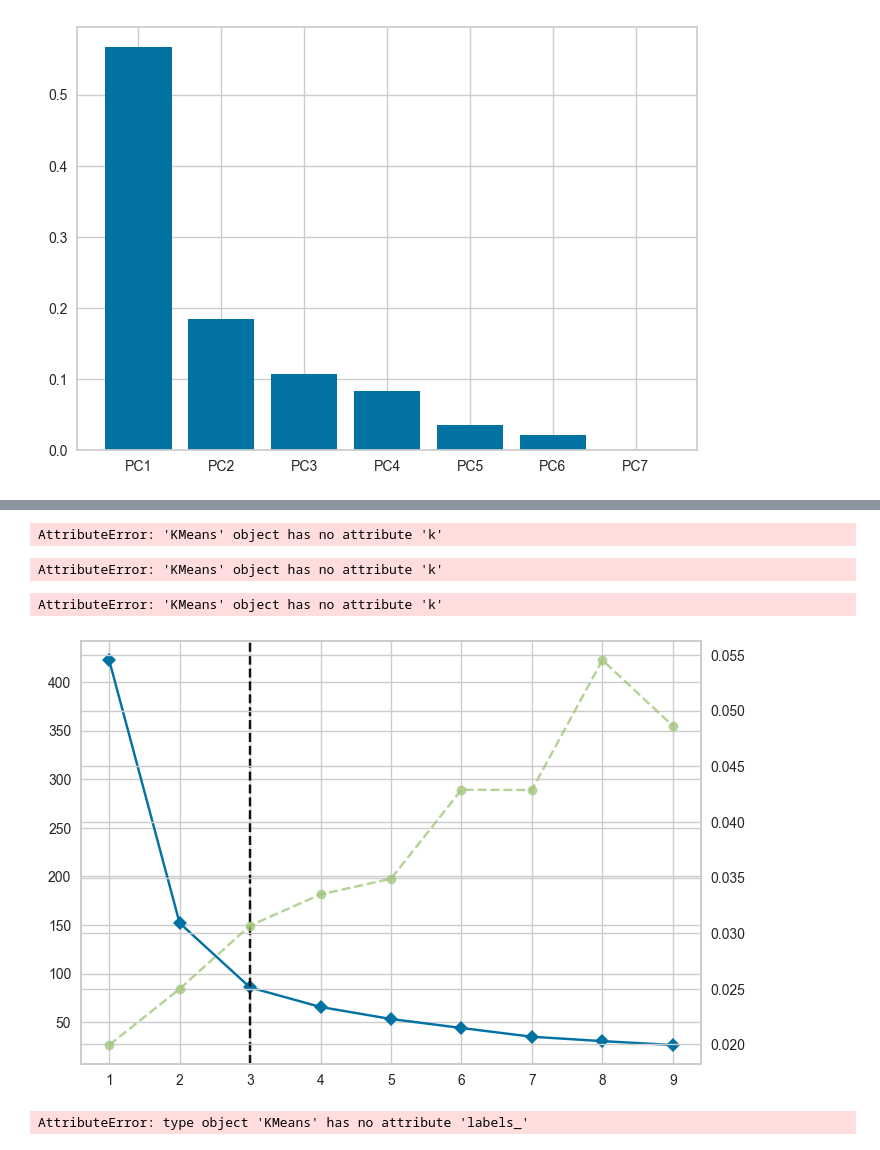
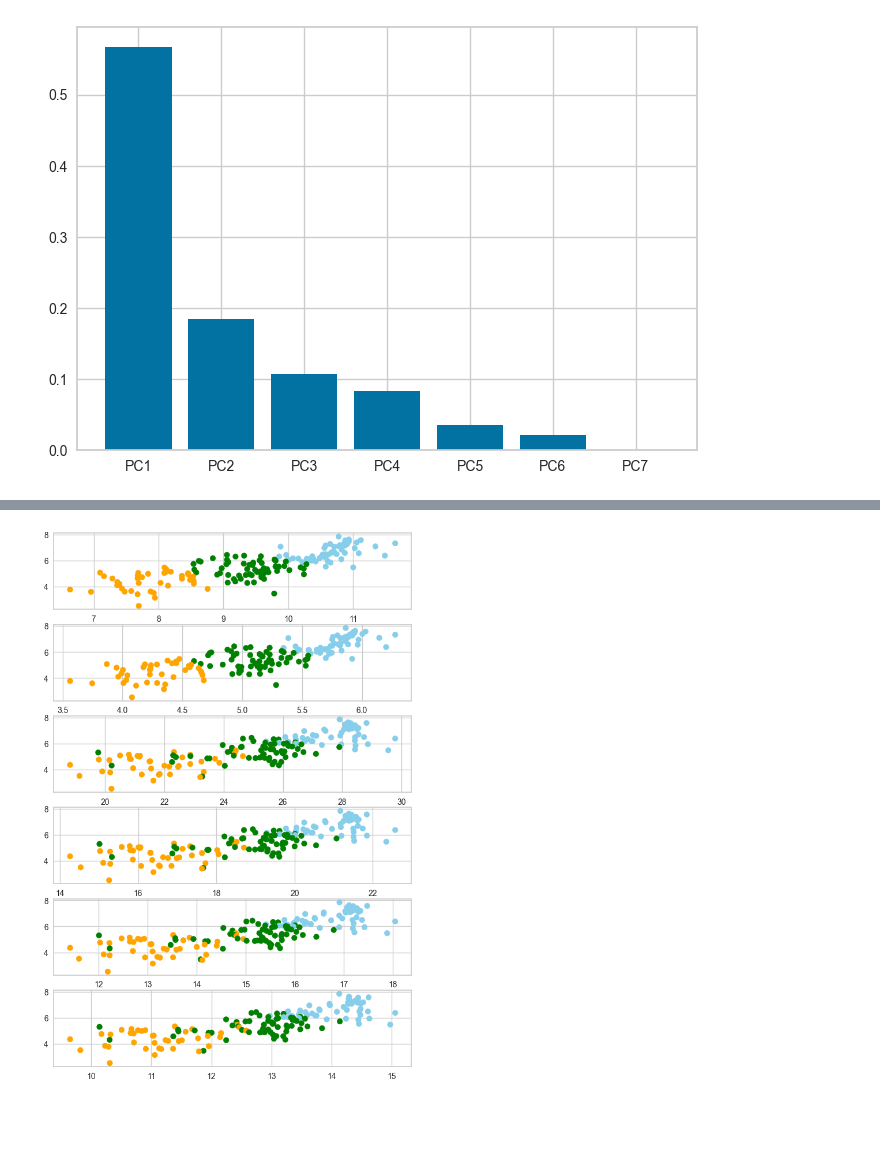
Before and after one commit to Owen-Choi/DataScienceProject, a Jupyter notebook: dsp.ipynb, the cells around one changed output, grey strips where cells are left out. Saved outputs shown, nothing was run; the diff lists cells and outputs as text; code cells hidden in the pictures; blank space fills up the shorter version.

```diff
--- a/dsp.ipynb
+++ b/dsp.ipynb
@@ -328,28 +375,32 @@ plt.show()
-# %%
-#this is the process of getting proper K value, that is the number of clusters
-
-# Yellowbrick extends the Scikit-Learn API to make model selection and hyperparameter tuning easier. Under the hood, it’s using Matplotlib.
-from yellowbrick.cluster import KElbowVisualizer
-from sklearn .cluster import KMeans
-
-model = KMeans()
-# Visualizers are the core objects in Yellowbrick.
-# Visualizers can wrap a model estimator
-# https://www.scikit-yb.org/en/latest/
-
-#K-Elbow Plot : select k using the elbow method and various metrics
-visualizer = KElbowVisualizer(model, k=(1,10))
-visualizer.fit(df)
-# %% [output]
-AttributeError: 'KMeans' object has no attribute 'k'
-AttributeError: 'KMeans' object has no attribute 'k'
-AttributeError: 'KMeans' object has no attribute 'k'
-[figure, removed]
-# %%
-df_cluster = pd.DataFrame(data = KMeans.labels_, columns=['cluster'])
-clustered_report = pd.DataFrame(data=report)
-pd.concat([clustered_report, df_cluster], axis=1)
-# dataset that includes cluster information
-clustered_report
-# %% [output]
-AttributeError: type object 'KMeans' has no attribute 'labels_'
+# %%
+#case 2 : using x value with incremental mean value of column
+
+from sklearn .cluster import KMeans
+
+colors = []
+f_ladder_score = report.loc[:, 'Ladder score']
+df = pd.concat([df_GL_mean, df_ladder_score], axis=1)
+
+# we know that n_cluster's number will be good when it is 3, we will describe it soon
+
+fig, ax = plt.subplots(6, figsize=(8,12))
+j = 0
+for i in range(4,10) :
+  inc_df = report.iloc[:, 3:i]
+  inc_df_GL_mean = pd.DataFrame(data = inc_df.mean(axis='columns'), columns=['mean'])
+  dataframe = pd.concat([inc_df_GL_mean, df_ladder_score], axis=1)
+  inc_KMeans = KMeans(n_clusters=3).fit(dataframe)
+  if(i == 4):
+    for k in inc_KMeans.labels_:
+     if k == 0:
+        colors.append('skyblue')
+     elif k == 1:
+        colors.append('orange')
+     elif k == 2:
+        colors.append('green')
+
+  ax[j].scatter(dataframe['mean'], dataframe['Ladder score'], c=colors)
+  j += 1
+plt.show()
+# %% [output]
+[figure, added]
```
Also changed, not shown: parts of 3 cells of this notebook.
